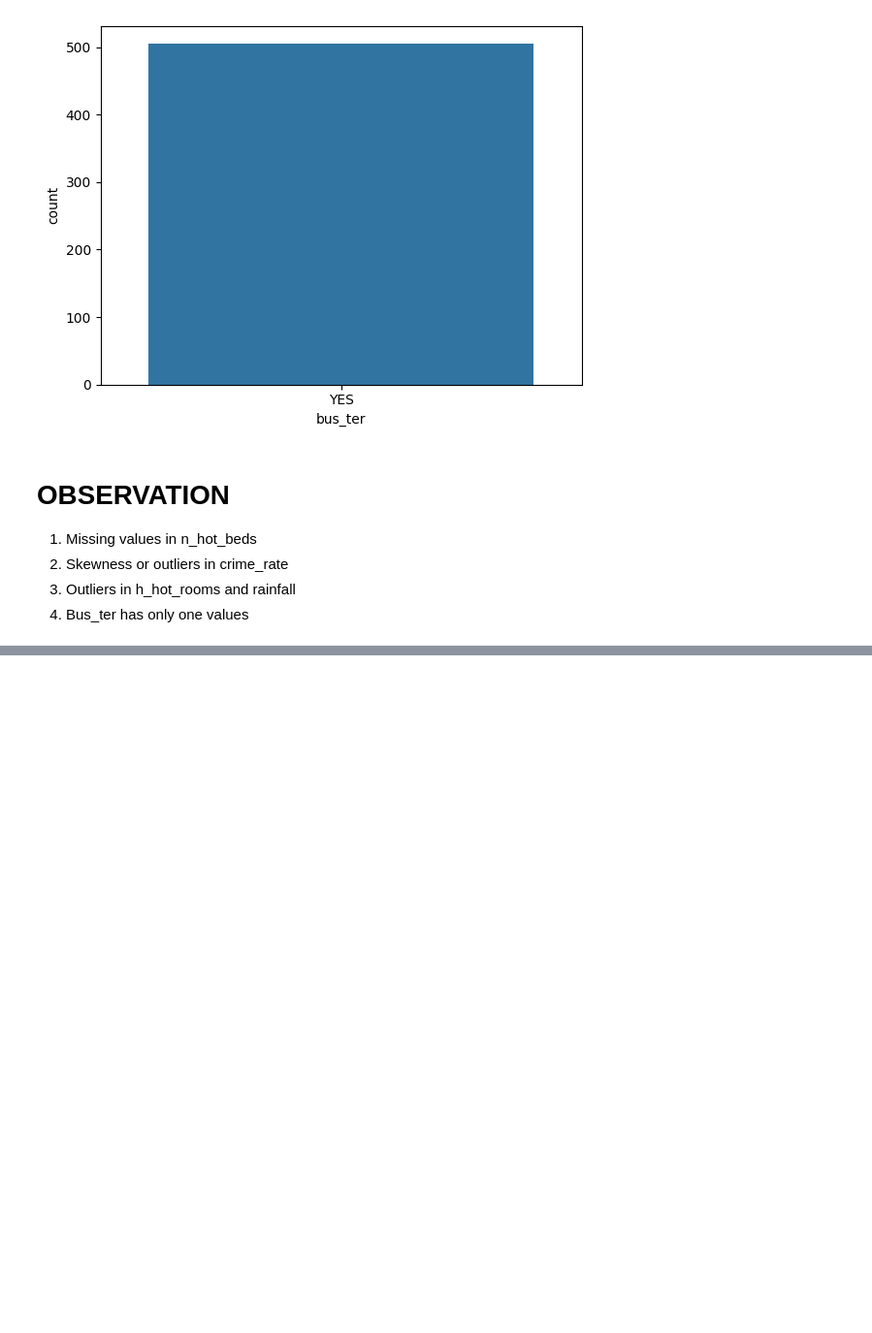
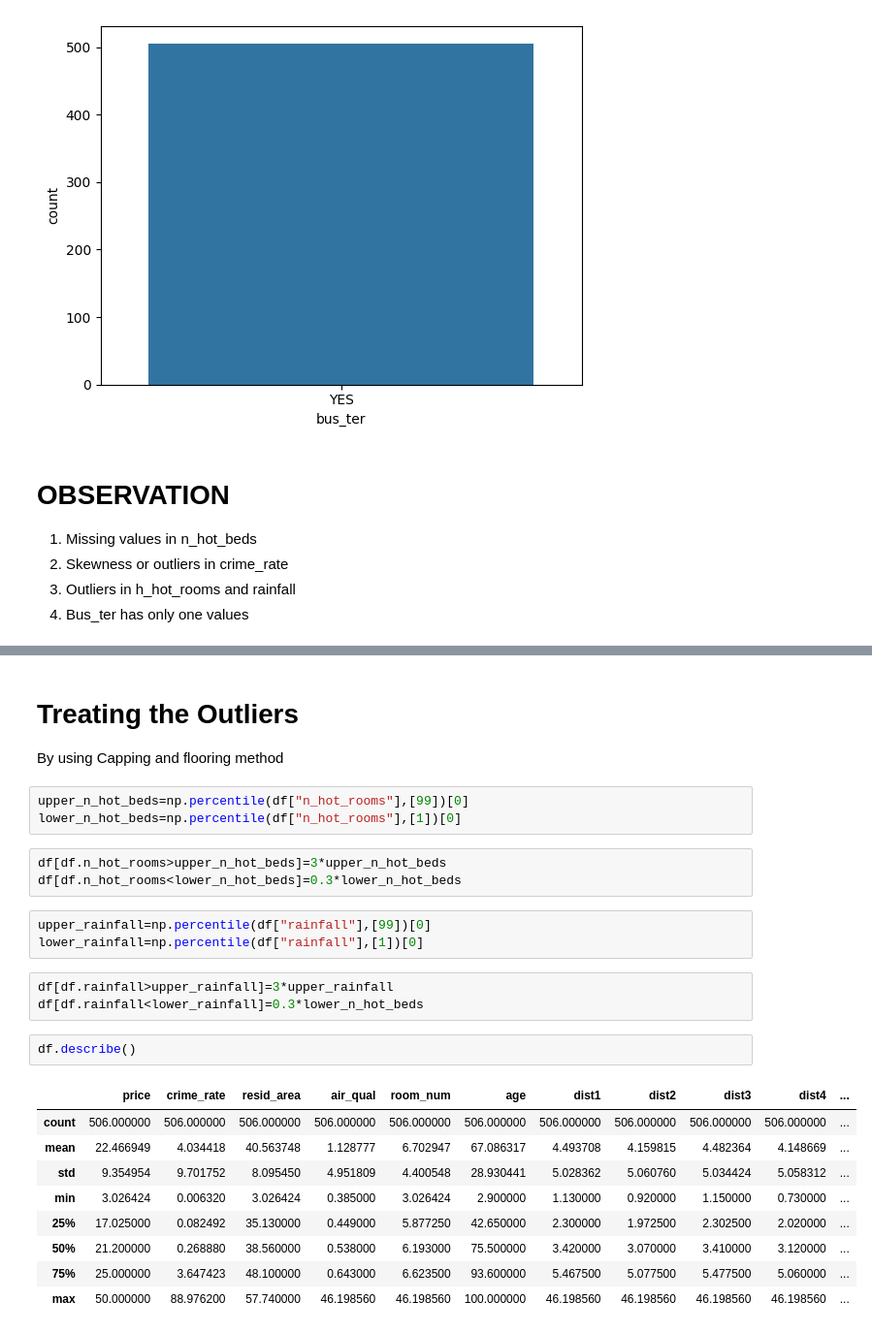
Before and after one commit to Senthil-Riddhish/Data_Analysis_, a Jupyter notebook: house-price-prediction.ipynb, the cells around one changed output, grey strips where cells are left out. Shown at 97% size. Drawn from its saved outputs; the diff is of its cells as text; blank space fills up the shorter version.

```diff
--- a/house-price-prediction.ipynb
+++ b/house-price-prediction.ipynb
@@ -141,0 +162,27 @@ sns.countplot(data=df,x="bus_ter")
+# %% [markdown]
+# Treating the Outliers
+By using Capping and flooring method
+# %%
+upper_n_hot_beds=np.percentile(df["n_hot_rooms"],[99])[0]
+lower_n_hot_beds=np.percentile(df["n_hot_rooms"],[1])[0]
+# %%
+df[df.n_hot_rooms>upper_n_hot_beds]=3*upper_n_hot_beds
+df[df.n_hot_rooms<lower_n_hot_beds]=0.3*lower_n_hot_beds
+# %%
+upper_rainfall=np.percentile(df["rainfall"],[99])[0]
+lower_rainfall=np.percentile(df["rainfall"],[1])[0]
+# %%
+df[df.rainfall>upper_rainfall]=3*upper_rainfall
+df[df.rainfall<lower_rainfall]=0.3*lower_n_hot_beds
+# %%
+df.describe()
+# %% [output]
+|  | price | crime_rate | resid_area | air_qual | room_num | age | dist1 | dist2 | dist3 | dist4 | ... |
+| count | 506.000000 | 506.000000 | 506.000000 | 506.000000 | 506.000000 | 506.000000 | 506.000000 | 506.000000 | 506.000000 | 506.000000 | ... |
+| mean | 22.466949 | 4.034418 | 40.563748 | 1.128777 | 6.702947 | 67.086317 | 4.493708 | 4.159815 | 4.482364 | 4.148669 | ... |
+| std | 9.354954 | 9.701752 | 8.095450 | 4.951809 | 4.400548 | 28.930441 | 5.028362 | 5.060760 | 5.034424 | 5.058312 | ... |
+| min | 3.026424 | 0.006320 | 3.026424 | 0.385000 | 3.026424 | 2.900000 | 1.130000 | 0.920000 | 1.150000 | 0.730000 | ... |
+| 25% | 17.025000 | 0.082492 | 35.130000 | 0.449000 | 5.877250 | 42.650000 | 2.300000 | 1.972500 | 2.302500 | 2.020000 | ... |
+| 50% | 21.200000 | 0.268880 | 38.560000 | 0.538000 | 6.193000 | 75.500000 | 3.420000 | 3.070000 | 3.410000 | 3.120000 | ... |
+| 75% | 25.000000 | 3.647423 | 48.100000 | 0.643000 | 6.623500 | 93.600000 | 5.467500 | 5.077500 | 5.477500 | 5.060000 | ... |
+| max | 50.000000 | 88.976200 | 57.740000 | 46.198560 | 46.198560 | 100.000000 | 46.198560 | 46.198560 | 46.198560 | 46.198560 | ... |
```
Also changed, not shown: parts of 3 cells of this notebook.
